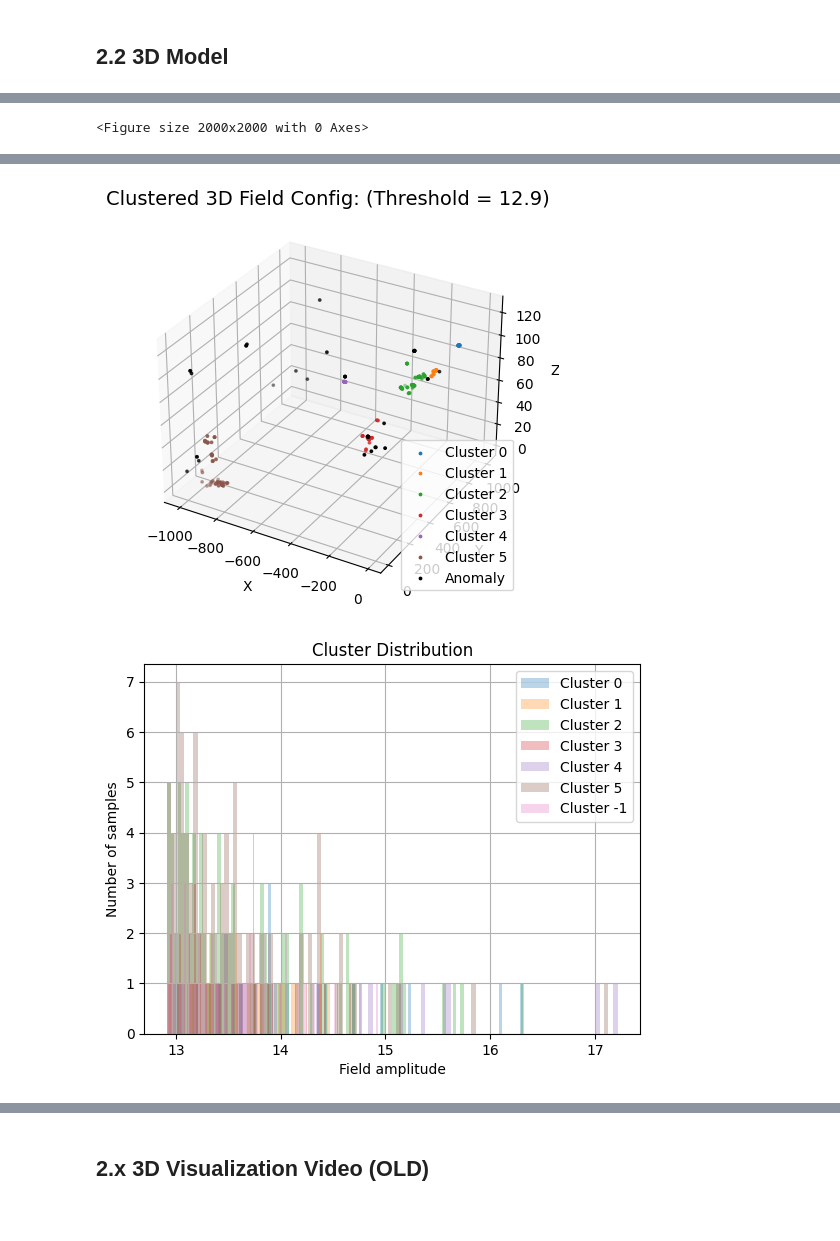
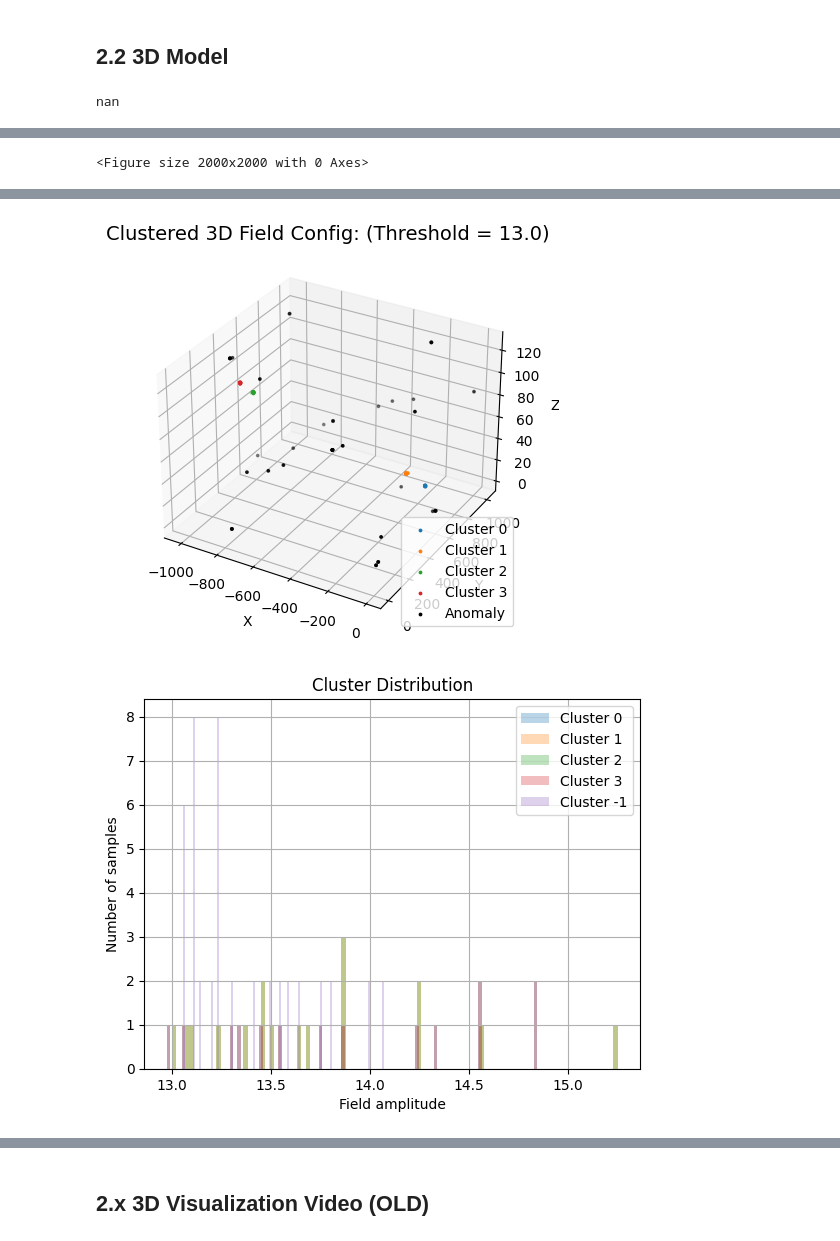
Before and after one commit to khchoi-physik/pbh_simulations, a Jupyter notebook: GRF_v3.ipynb, the cells around one changed output, grey strips where cells are left out. Drawn from its saved outputs; the diff is of its cells as text; code cells hidden in the pictures.

Commit message:
1 quick fixes on 3dplots 2 include 5 sigma simulation cutoff

```diff
--- a/GRF_v3.ipynb
+++ b/GRF_v3.ipynb
@@ -512,10 +516,9 @@ def plot_3d_scatter_field(fig, threshold):
 # %%
 # @title 1.4 DBSCAN
 
-def DB_SCAN(fig, eps, min_samples, cutoff_ratio):
-    cutoff = np.max(np.abs(fig))*cutoff_ratio
-
-    mask = np.abs(fig) > cutoff
+def DB_SCAN(figs, eps, min_samples, cutoff):
+    #cutoff = np.max(np.abs(fig))*cutoff_ratio
+    mask = np.abs(figs) > cutoff
 
     positions = np.argwhere(mask)
 
@@ -551,10 +554,9 @@ def DB_SCAN(fig, eps, min_samples, cutoff_ratio):
     return dbscan, mask, positions
 
 
-def DB_SCAN_3D(fig, eps, min_samples, cutoff_ratio):
+def DB_SCAN_3D(figs, eps, min_samples, cutoff):
 
-    cutoff = np.max(np.abs(fig))*cutoff_ratio
-    mask = np.abs(fig) > cutoff
+    mask = np.abs(figs) > cutoff
     positions = np.argwhere(mask)
 
     # Apply DBSCAN to the position array
@@ -661,7 +663,7 @@ amplitude = 1 # amplitude of the power spectrum
 k_power = 3 # power of k in the power spectrum
 
 # Define the size of the square grid
-pixel = 2**14  # 2^8 = 256
+pixel = 2**10  # 2^8 = 256
 z_pixel = 2**7 # Reduce ram usage
 chunk_size = 2**8
 
@@ -753,13 +762,17 @@ WARNING:matplotlib.legend:No artists with labels found to put in legend.  Note t
 # Run 3D Model (GPU)
 #grf, white_noise_3d = gpu_grf_3d(gaussian_white_noise_3d(pixel, z_pixel, mean, std_dev), pixel, z_pixel, amplitude, k_power)
 # Run 3D Model (CPU)
-grf =  gaussian_random_field_3d( mean, std_dev, pixel, z_pixel, amplitude, k_power)
+grf =  grf_3d_32f( mean, std_dev, pixel, z_pixel, amplitude, k_power)
 exprf = gaussian_to_exp(grf, decay_rate)
+# %%
+print(exprf_std_3d)
+# %% [output]
+nan
 # %%
 # @title 3D Visualization and Clustering
-threshold_ratio = 0.75
+threshold_ratio = 0.85
 plot_exprf_2d(exprf[:,:,0], ratio= threshold_ratio, min_val=0, max_val= 1 ) # Exponentially distorted field
-plot_3d_scatter_field(exprf, threshold = threshold_ratio)
+#plot_3d_scatter_field(exprf, threshold = threshold_ratio)
 dbscan_3d, mask_3d, positions_3d = DB_SCAN_3D(exprf, 45, 10, threshold_ratio)
 all_cluster_field_values = cluster_distribution_3d(exprf, dbscan_3d.labels_, positions_3d)
 # %% [output]
@@ -769,5 +782,5 @@ all_cluster_field_values = cluster_distribution_3d(exprf, dbscan_3d.labels_, pos
-[figure, old version]
+[figure, new version]
-[figure, old version]
+[figure, new version]
 # %%
 plt.hist(exprf.flatten(),bins=100);
 plt.yscale('log')
```
Also changed, not shown: parts of 11 cells of this notebook.
